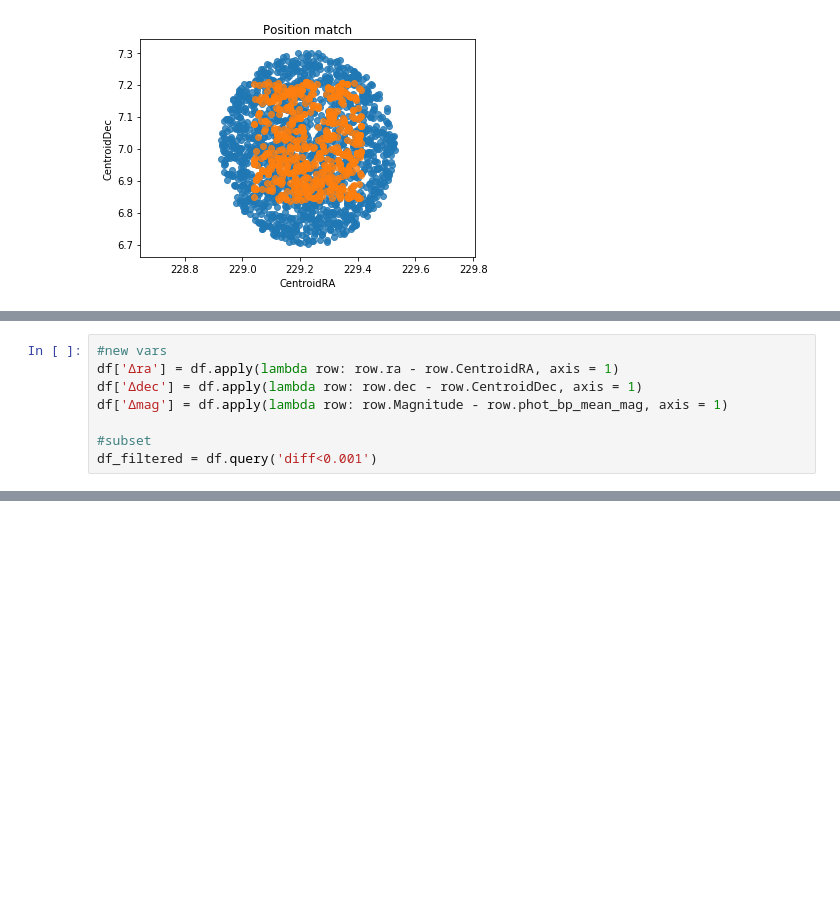
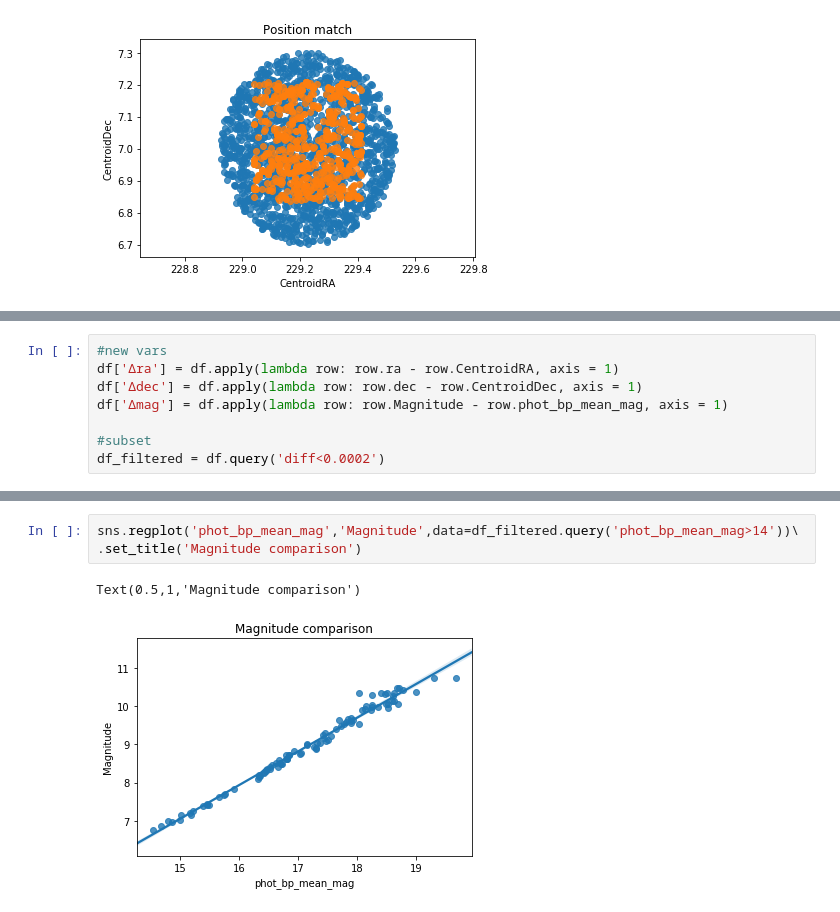
Before and after one commit to oliang2000/yerkes-plate-digitization, a Jupyter notebook: APT.ipynb, the cells around one changed output, grey strips where cells are left out. Drawn from its saved outputs; the diff is of its cells as text; blank space fills up the shorter version.

```diff
--- a/APT.ipynb
+++ b/APT.ipynb
@@ -119,6 +87,6 @@ df['Δdec'] = df.apply(lambda row: row.dec - row.CentroidDec, axis = 1)
 df['Δmag'] = df.apply(lambda row: row.Magnitude - row.phot_bp_mean_mag, axis = 1)
 
 #subset
-df_filtered = df.query('diff<0.001')
+df_filtered = df.query('diff<0.0002')
 # %%
 fig = plt.figure(figsize=(15,10))
@@ -143 +107,7 @@ Text(0.5,1,'dec vs. Δdec')
+# %%
+sns.regplot('phot_bp_mean_mag','Magnitude',data=df_filtered.query('phot_bp_mean_mag>14'))\
+.set_title('Magnitude comparison')
+# %% [output]
+Text(0.5,1,'Magnitude comparison')
+[figure, added]
 # %%
```
Also changed, not shown: parts of 7 cells of this notebook.
